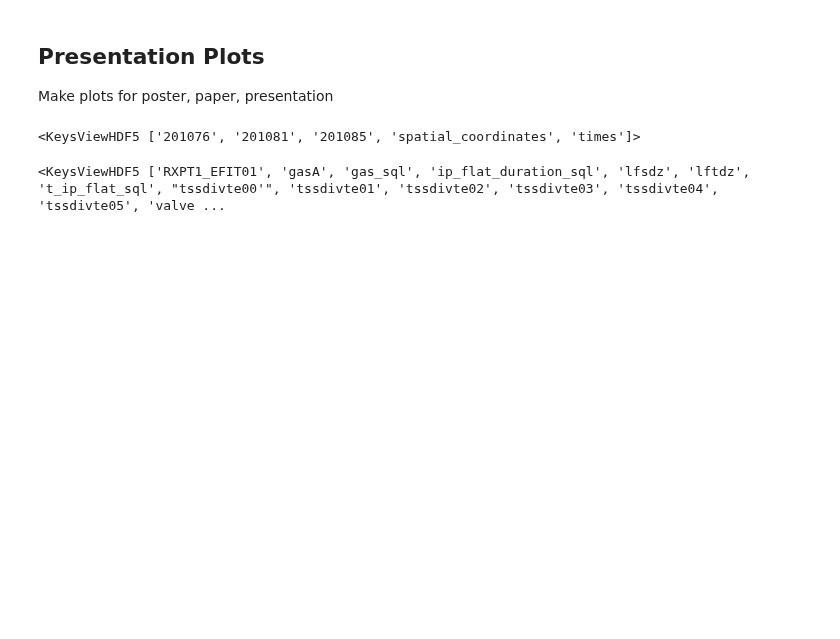
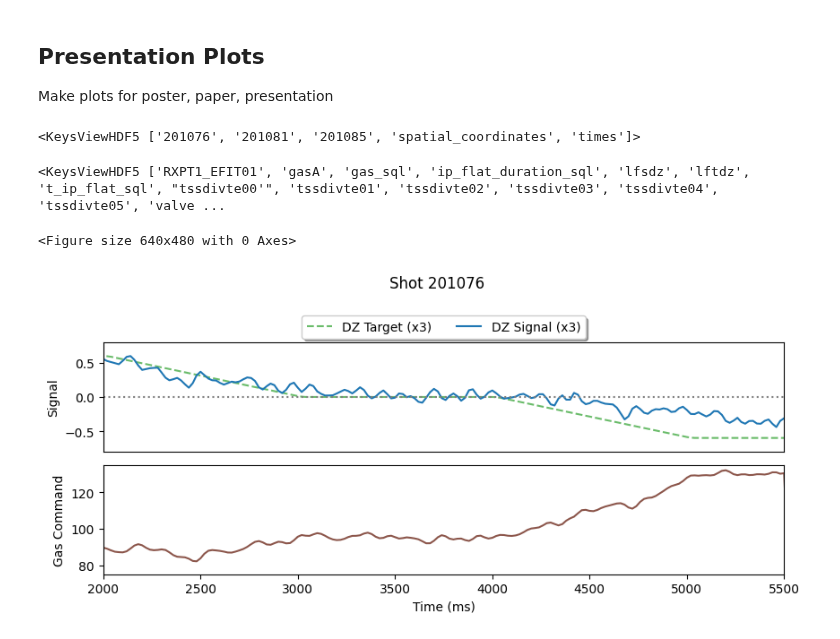
Before and after one commit to PlasmaControl/plasma-tv, a Jupyter notebook: notebooks/plotting_present.ipynb, the cells around one changed output. Drawn from its saved outputs; the diff is of its cells as text; code cells hidden in the pictures; blank space fills up the shorter version.

```diff
--- a/notebooks/plotting_present.ipynb
+++ b/notebooks/plotting_present.ipynb
@@ -40 +24,58 @@ median_filtered_thomson_dat = np.array([median_filter(thomson_dat[i], size=3) fo
+# %%
+shot = 201076
+thomson_dat = []
+shot_str = str(shot)
+# thomson_dat.append(data[shot_str]["tssdivte00'"][:])
+for i in range(1,5):
+    thomson_dat.append(data[shot_str][f'tssdivte0{str(i)}'][:])
+thomson_dat = np.array(thomson_dat)
+gas_dat = data[shot_str]['gasA'][:]
+lfsdz_dat = data[shot_str]['lfsdz'][:]
+lftdz_dat = data[shot_str]['lftdz'][:]
+x_pt = data[shot_str]['RXPT1_EFIT01'][:]
+times = data['times'][:]
+coords = data['spatial_coordinates'][:]
+median_filtered_thomson_dat = np.array([median_filter(thomson_dat[i], size=3) for i in range(4)])
+
+detach = 2850
+attach = 4420
+detachp100 = detach + 100
+attachp100 = attach + 100
+xlim = (2000, 5500)
+xlim[0], xlim[1]
+
+# Create figure and GridSpec layout
+plt.clf()
+fig = plt.figure(figsize=(9, 4))
+gs = gridspec.GridSpec(2, 2, width_ratios=[50, 1], height_ratios=[1, 1])
+
+# First subplot (row 0, column 0)
+ax1ylim = (-0.8, 0.8)
+ax1 = plt.subplot(gs[0, 0])
+ax1.plot(times, lftdz_dat * 3, c='C2', alpha=0.7, linestyle='--', label='DZ Target (x3)')
+ax1.plot(times, lfsdz_dat * 3, label='DZ Signal (x3)')
+ax1.hlines(0, xlim[0], xlim[1], colors='C7', linestyle='dotted')
+ax1.set_xlim(xlim[0], xlim[1])
+ax1.set_ylim(ax1ylim[0], ax1ylim[1])
+ax1.set_xticks([])
+ax1.set_ylabel('Signal')
+ax1.legend(loc='upper center', bbox_to_anchor=(0.5, 1.3), fancybox=True, shadow=True, ncol=5)
+
+# Second subplot (row 1, column 0)
+ax2ylim = (75, 135)
+ax2 = plt.subplot(gs[1, 0])
+ax2.plot(times, gas_dat, c='C5')
+ax2.set_xlim(xlim[0], xlim[1])
+ax2.set_ylim(ax2ylim[0], ax2ylim[1])
+ax2.set_ylabel('Gas Command')
+ax2.set_xlim(xlim[0], xlim[1])
+ax2.set_xlabel('Time (ms)')
+
+# Set the overall title and adjust layout
+fig.suptitle('Shot ' + shot_str)
+plt.tight_layout()
+plt.show()
+# %% [output]
+<Figure size 640x480 with 0 Axes>
+[figure, added]
 # %%
```
Also changed, not shown: parts of 5 cells of this notebook, 25 other files.
